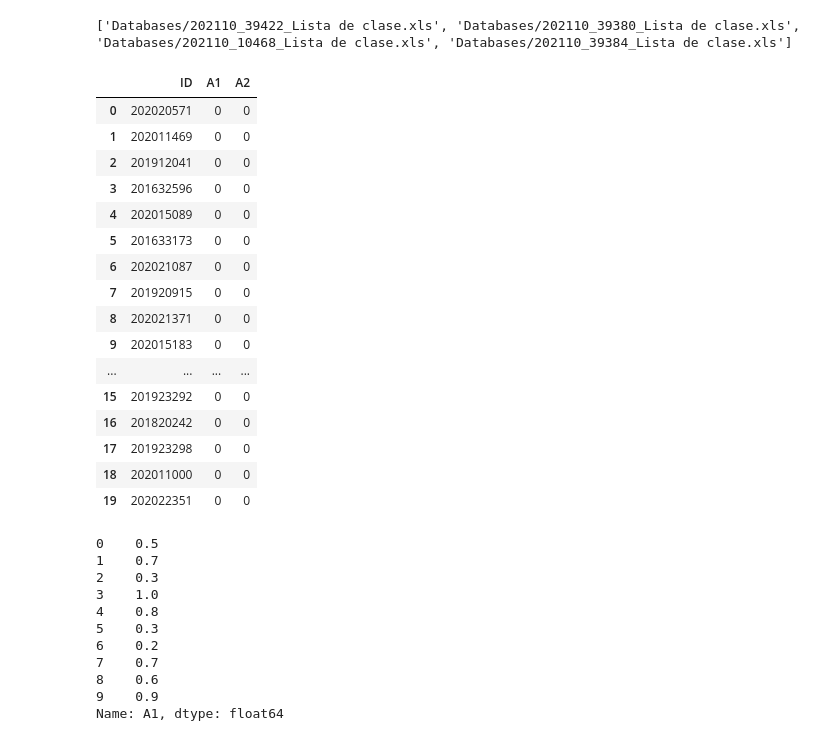
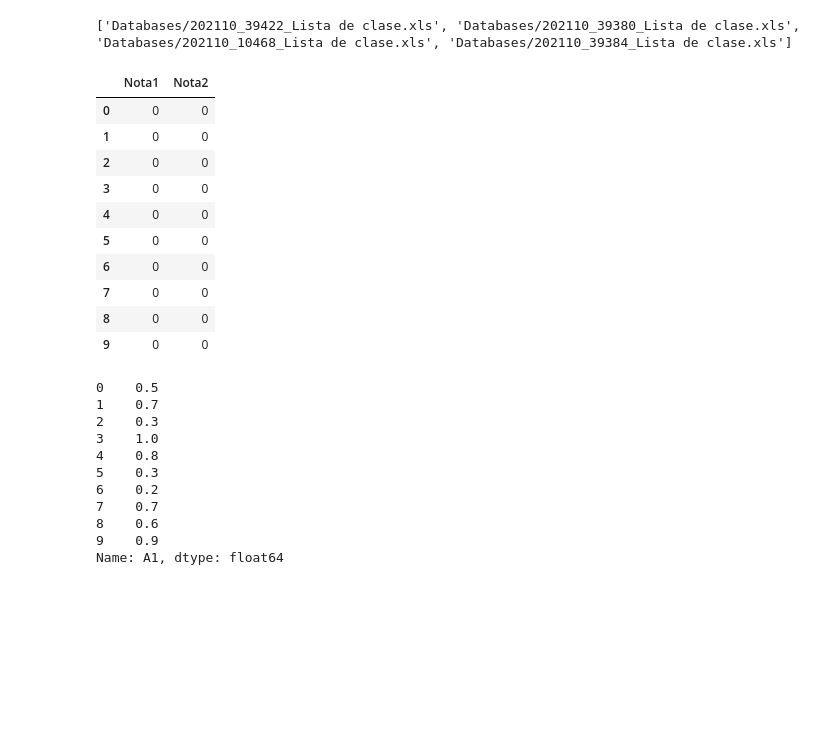
Before and after one commit to asegura4488/RutaControl2021, a Jupyter notebook: Analysis_Fisica1.ipynb, the cells around one changed output. Saved outputs shown, nothing was run; the diff lists cells and outputs as text; code cells hidden in the pictures; blank space fills up the shorter version.

```diff
--- a/Analysis_Fisica1.ipynb
+++ b/Analysis_Fisica1.ipynb
@@ -40,30 +40,24 @@ print(FileNames)
 ['Databases/202110_39422_Lista de clase.xls', 'Databases/202110_39380_Lista de clase.xls', 'Databases/202110_10468_Lista de clase.xls', 'Databases/202110_39384_Lista de clase.xls']
 # %%
 # Uso de filtros por columna
-DFrameArray[0].filter(items=['ID','A1','A2'])
-#DFrameArray[2].filter(like='A',axis=1)
+#DFrameArray[0].filter(items=['ID','A1','A2'])
+DFrameArray[2].filter(like='Nota',axis=1)
 
 # Seleccion por filar
 #DFrameArray[2].set_index('A1')
 #print(DFrameArray[2].loc[0:3])
 # %% [output]
-|  | ID | A1 | A2 |
-| 0 | 202020571 | 0 | 0 |
-| 1 | 202011469 | 0 | 0 |
-| 2 | 201912041 | 0 | 0 |
-| 3 | 201632596 | 0 | 0 |
-| 4 | 202015089 | 0 | 0 |
-| 5 | 201633173 | 0 | 0 |
-| 6 | 202021087 | 0 | 0 |
-| 7 | 201920915 | 0 | 0 |
-| 8 | 202021371 | 0 | 0 |
-| 9 | 202015183 | 0 | 0 |
-| ... | ... | ... | ... |
-| 15 | 201923292 | 0 | 0 |
-| 16 | 201820242 | 0 | 0 |
-| 17 | 201923298 | 0 | 0 |
-| 18 | 202011000 | 0 | 0 |
-| 19 | 202022351 | 0 | 0 |
+|  | Nota1 | Nota2 |
+| 0 | 0 | 0 |
+| 1 | 0 | 0 |
+| 2 | 0 | 0 |
+| 3 | 0 | 0 |
+| 4 | 0 | 0 |
+| 5 | 0 | 0 |
+| 6 | 0 | 0 |
+| 7 | 0 | 0 |
+| 8 | 0 | 0 |
+| 9 | 0 | 0 |
 # %%
 #Select the information by columns
 for i in range(1,3):
```
Also changed, not shown: parts of 1 cell of this notebook.
